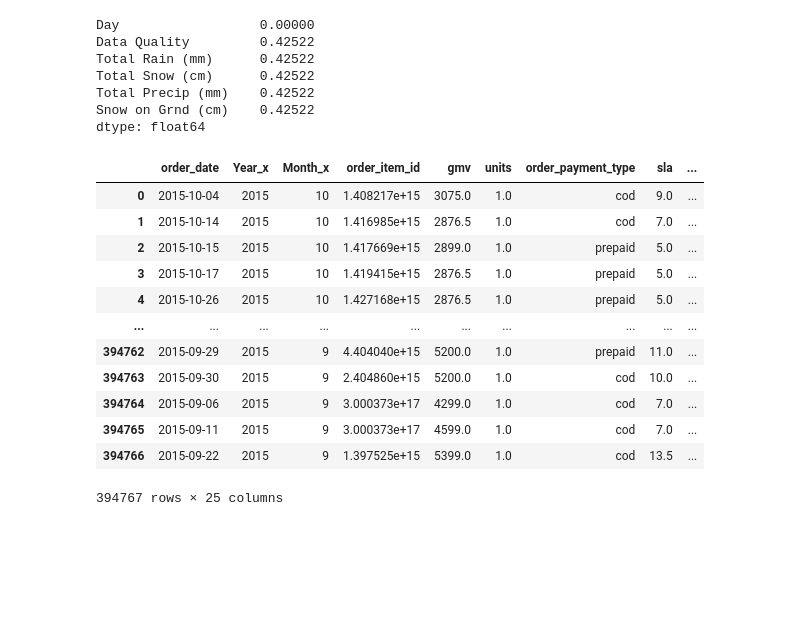
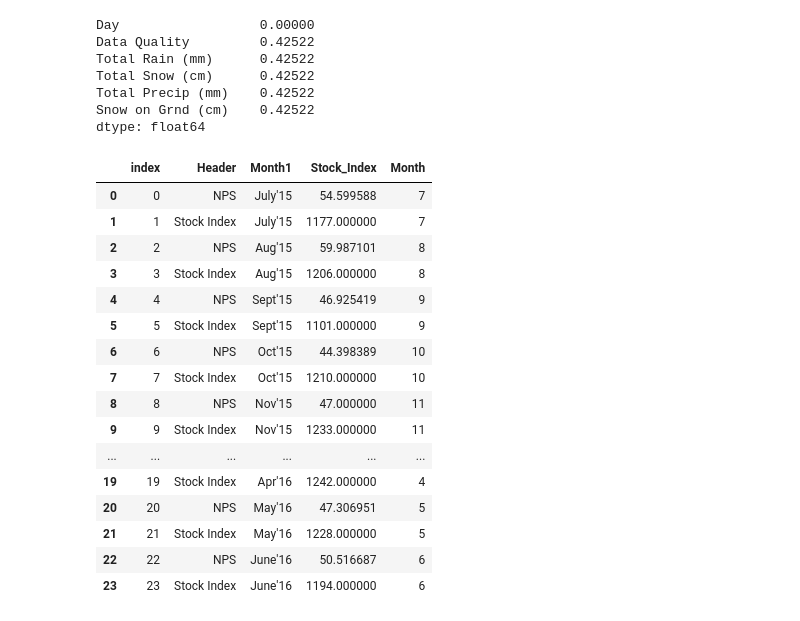
Before and after one commit to PrajsPrabs/UpgradBACaseStudy, a Jupyter notebook: EComm1.ipynb, the cells around one changed output. Drawn from its saved outputs; the diff is of its cells as text; code cells hidden in the pictures; blank space fills up the shorter version.

```diff
--- a/EComm1.ipynb
+++ b/EComm1.ipynb
@@ -729,46 +729,47 @@ dtype: float64
 # ProdList
 # Investment
 # MonthlyNPS
 # SalesCal
 # Ont2015
 # Ont2016
 
 ?pd.melt
 MonthlyNPS.head()
 NPS = pd.melt(MonthlyNPS,id_vars=['Header'],value_vars=["July'15","Aug'15","Sept'15","Oct'15","Nov'15",
                                                   "Dec'15","Jan'16","Feb'16","Mar'16","Apr'16",
                                                   "May'16","June'16"]).reset_index()
 NPS.rename(columns={"variable":"Month1","value":"Stock_Index"},inplace=True)
 NPS['Month']=0
 NPS.loc[NPS["Month1"].str.startswith("July"), "Month"] = 7
 NPS.loc[NPS["Month1"].str.startswith("Aug"), "Month"] = 8
 NPS.loc[NPS["Month1"].str.startswith("Sept"), "Month"] = 9
 NPS.loc[NPS["Month1"].str.startswith("Oct"), "Month"] = 10
 NPS.loc[NPS["Month1"].str.startswith("Nov"), "Month"] = 11
 NPS.loc[NPS["Month1"].str.startswith("Dec"), "Month"] = 12
 NPS.loc[NPS["Month1"].str.startswith("Jan"), "Month"] = 1
 NPS.loc[NPS["Month1"].str.startswith("Feb"), "Month"] = 2
 NPS.loc[NPS["Month1"].str.startswith("Mar"), "Month"] = 3
 NPS.loc[NPS["Month1"].str.startswith("Apr"), "Month"] = 4
 NPS.loc[NPS["Month1"].str.startswith("May"), "Month"] = 5
 NPS.loc[NPS["Month1"].str.startswith("June"), "Month"] = 6
 
 NPS.loc[NPS['Header']=='Stock Index',['Header',"Month","Stock_Index"]]
 NPS
-
-EleData4=pd.merge(EleData3,NPS.loc[NPS['Header']=='Stock Index',['Header',"Month","Stock_Index"]],how='left',left_on='Month_x',right_on='Month')
-EleData4
 # %% [output]
-|  | order_date | Year_x | Month_x | order_item_id | gmv | units | order_payment_type | sla | ... |
-| 0 | 2015-10-04 | 2015 | 10 | 1.408217e+15 | 3075.0 | 1.0 | cod | 9.0 | ... |
-| 1 | 2015-10-14 | 2015 | 10 | 1.416985e+15 | 2876.5 | 1.0 | cod | 7.0 | ... |
-| 2 | 2015-10-15 | 2015 | 10 | 1.417669e+15 | 2899.0 | 1.0 | prepaid | 5.0 | ... |
-| 3 | 2015-10-17 | 2015 | 10 | 1.419415e+15 | 2876.5 | 1.0 | prepaid | 5.0 | ... |
-| 4 | 2015-10-26 | 2015 | 10 | 1.427168e+15 | 2876.5 | 1.0 | prepaid | 5.0 | ... |
-| ... | ... | ... | ... | ... | ... | ... | ... | ... | ... |
-| 394762 | 2015-09-29 | 2015 | 9 | 4.404040e+15 | 5200.0 | 1.0 | prepaid | 11.0 | ... |
-| 394763 | 2015-09-30 | 2015 | 9 | 2.404860e+15 | 5200.0 | 1.0 | cod | 10.0 | ... |
-| 394764 | 2015-09-06 | 2015 | 9 | 3.000373e+17 | 4299.0 | 1.0 | cod | 7.0 | ... |
-| 394765 | 2015-09-11 | 2015 | 9 | 3.000373e+17 | 4599.0 | 1.0 | cod | 7.0 | ... |
-| 394766 | 2015-09-22 | 2015 | 9 | 1.397525e+15 | 5399.0 | 1.0 | cod | 13.5 | ... |
+|  | index | Header | Month1 | Stock_Index | Month |
+| 0 | 0 | NPS | July'15 | 54.599588 | 7 |
+| 1 | 1 | Stock Index | July'15 | 1177.000000 | 7 |
+| 2 | 2 | NPS | Aug'15 | 59.987101 | 8 |
+| 3 | 3 | Stock Index | Aug'15 | 1206.000000 | 8 |
+| 4 | 4 | NPS | Sept'15 | 46.925419 | 9 |
+| 5 | 5 | Stock Index | Sept'15 | 1101.000000 | 9 |
+| 6 | 6 | NPS | Oct'15 | 44.398389 | 10 |
+| 7 | 7 | Stock Index | Oct'15 | 1210.000000 | 10 |
+| 8 | 8 | NPS | Nov'15 | 47.000000 | 11 |
+| 9 | 9 | Stock Index | Nov'15 | 1233.000000 | 11 |
+| ... | ... | ... | ... | ... | ... |
+| 19 | 19 | Stock Index | Apr'16 | 1242.000000 | 4 |
+| 20 | 20 | NPS | May'16 | 47.306951 | 5 |
+| 21 | 21 | Stock Index | May'16 | 1228.000000 | 5 |
+| 22 | 22 | NPS | June'16 | 50.516687 | 6 |
+| 23 | 23 | Stock Index | June'16 | 1194.000000 | 6 |
-394767 rows × 25 columns
```
Also changed, not shown: parts of 10 cells of this notebook.
